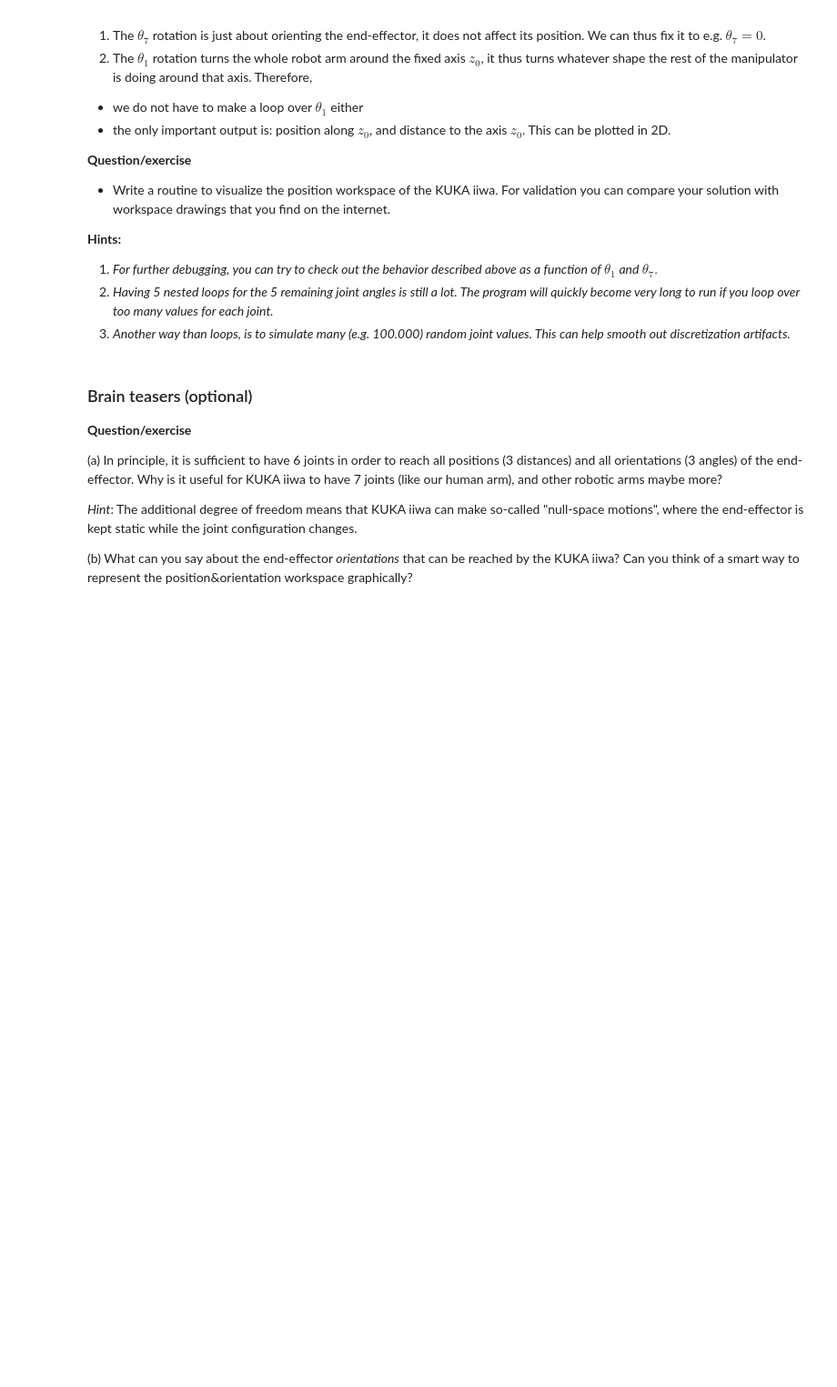
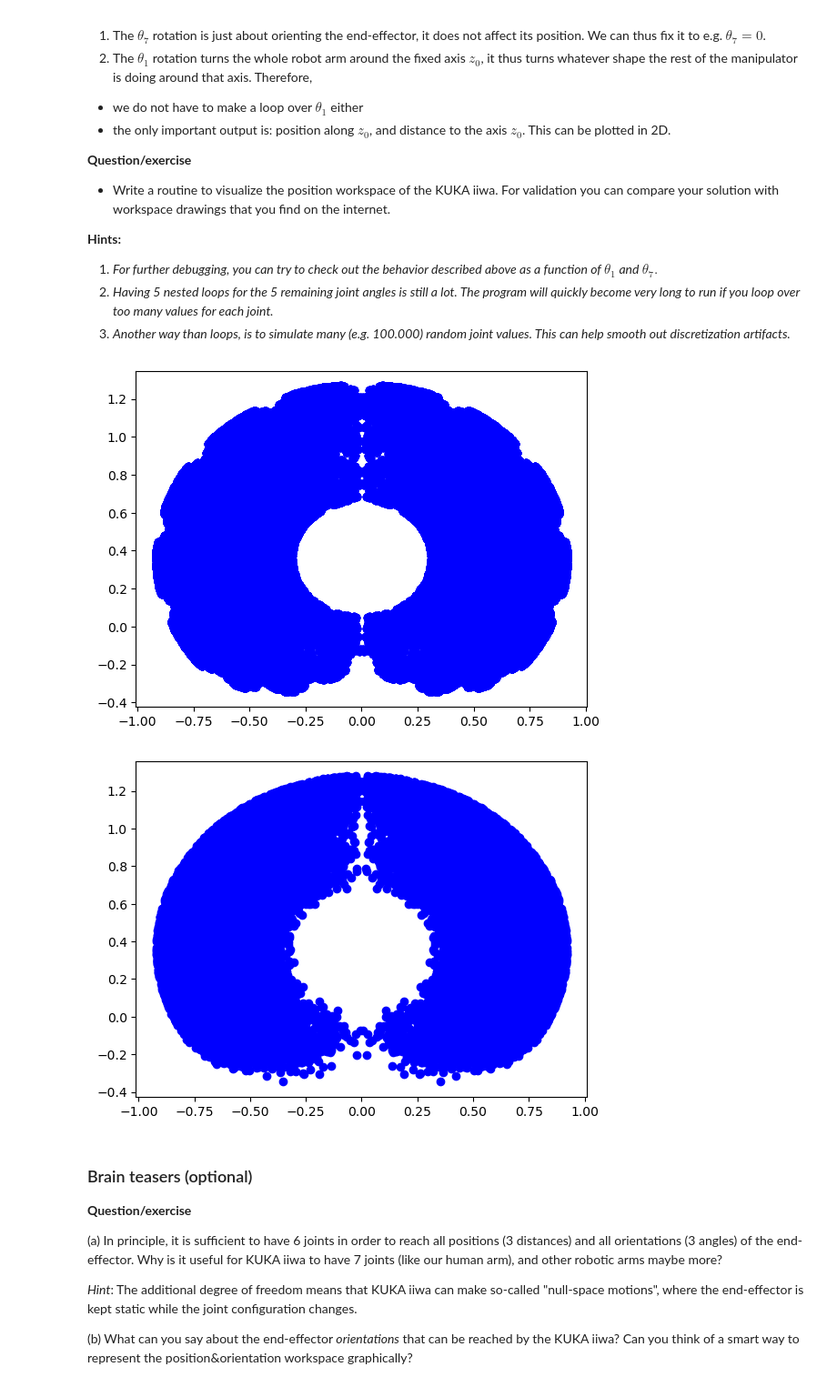
Before and after one commit to femartip/Robotics, a Jupyter notebook: Kinematic_of_Robotic_Arms/Kinematic_of_Robotic_Arms.ipynb, the cells around one changed output. Shown: that part at 91% size. Cells and saved outputs as stored; diff of their text form; code cells hidden in the pictures; blank space fills up the shorter version.

```diff
--- a/Kinematic_of_Robotic_Arms/Kinematic_of_Robotic_Arms.ipynb
+++ b/Kinematic_of_Robotic_Arms/Kinematic_of_Robotic_Arms.ipynb
@@ -737,3 +803,55 @@ jlimits = np.pi*np.array([170,120,170,120,170,120,175])/180 # cf specification t
+# %%
+jlimits = np.pi*np.array([170,120,170,120,170,120,175])/180 # cf specification table KUKA iiwa
+
+# HERE YOUR SOLUTION
+# Looping systematically over joint values
+xl=[]
+zl=[]
+
+figb = pl.figure()
+npoints=10
+jincrs= jlimits*2/(npoints-1)
+for i2 in range(npoints):
+    for i3 in range(npoints):
+        for i4 in range(npoints):
+            for i5 in range(npoints):
+                for i6 in range(npoints):
+                    tth=-jlimits+jincrs*np.array([0,i2,i3,i4,i5,i6,0])
+                    x, y, z = forward_kuka(tth)
+                    # now turn this point back to the plane y=0 (two options)
+                    axl=np.sqrt(x**2+y**2)
+                    xl.append(axl)
+                    zl.append(z)
+                    xl.append(-axl)
+                    zl.append(z)
+pl.plot(xl,zl,'bo')
+pl.show()
+
+# Simulating many random values
+xr=[]
+zr=[]
+
+figr = pl.figure()
+number_of_samples = 20000 # number of evaluations you want to do
+for s in range(number_of_samples):
+    tth = (np.random.uniform(-jlimits[0],jlimits[0]),
+           np.random.uniform(-jlimits[1],jlimits[1]),
+           np.random.uniform(-jlimits[2],jlimits[2]),
+           np.random.uniform(-jlimits[3],jlimits[3]),
+           np.random.uniform(-jlimits[4],jlimits[4]),
+           np.random.uniform(-jlimits[5],jlimits[5]),
+           np.random.uniform(-jlimits[6],jlimits[6]))
+    x, y, z = forward_kuka(tth)
+    axl=np.sqrt(x**2+y**2)
+    xr.append(axl)
+    zr.append(z)
+    xr.append(-axl)
+    zr.append(z)
+pl.plot(xr,zr,'bo')
+pl.show()
+# %% [output]
+[figure, added]
+[figure, added]
 # %%
 p.disconnect() # end of exercise
 # %% [markdown]
```
Also changed, not shown: parts of 13 cells of this notebook.
